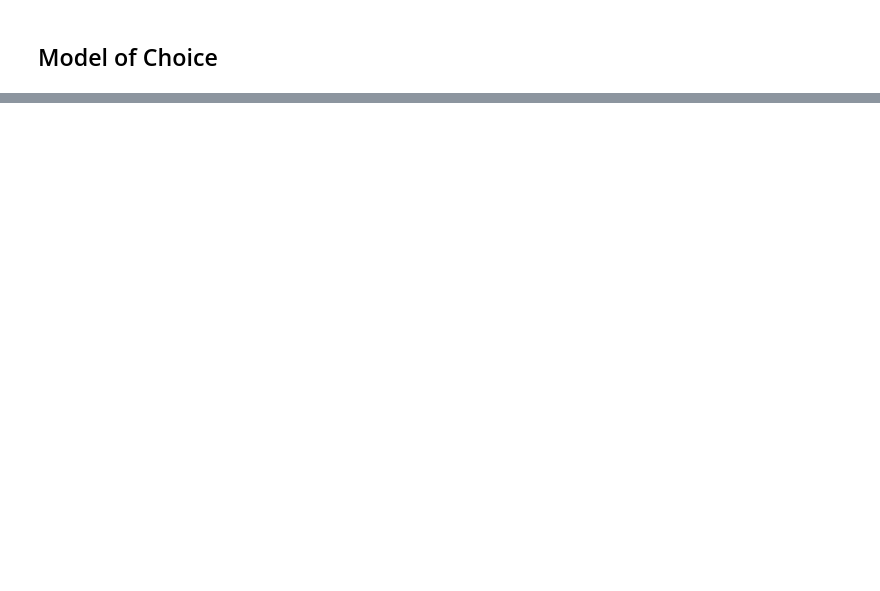
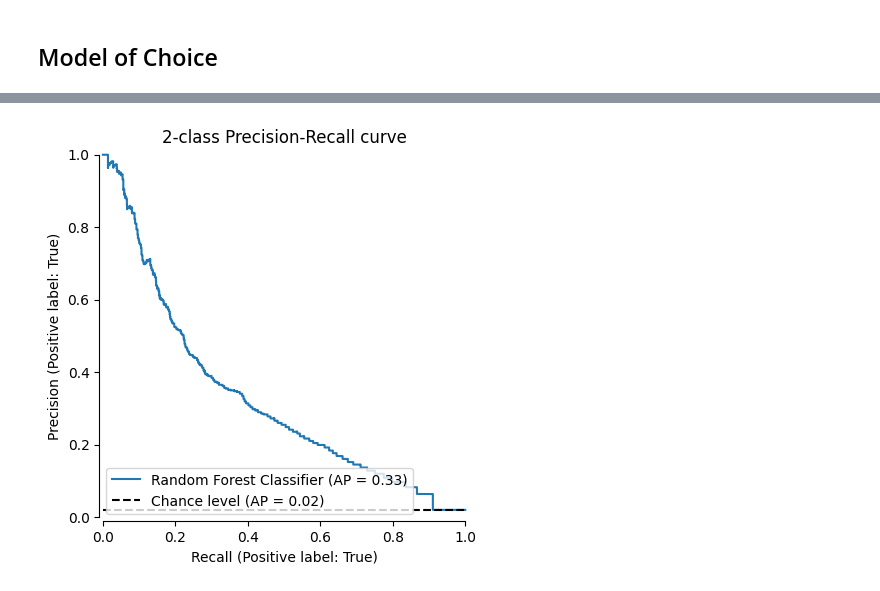
Before and after one commit to mollykstark/SIADS-Milestone-II, a Jupyter notebook: src/notebooks/supervised.ipynb, the cells around one changed output, grey strips where cells are left out. Cells and saved outputs as stored; diff of their text form; code cells hidden in the pictures; blank space fills up the shorter version.

```diff
--- a/src/notebooks/supervised.ipynb
+++ b/src/notebooks/supervised.ipynb
@@ -247,4 +224,0 @@ ROC AUC Score: 0.7418680911156291
-# %%
-#svm
-svm = LinearSVC(random_state=42)
-svm.fit(X_train_resampled,y_train_resampled)
@@ -512,7 +475,5 @@ RandomForestClassifier(class_weight='balanced', max_depth=30,
 # %% [markdown]
 ## Model of Choice
 # %%
-# model training goes here
-# clf = ?????(random_state=42)
-# clf.fit(??,??)
+clf = rfc_smote_search.best_estimator_
 # %%
@@ -542,5 +527,7 @@ RandomForestClassifier(class_weight='balanced', max_depth=30,
 # %%
-# display = PrecisionRecallDisplay.from_estimator(
-#     clf, X_test, y_test, name="??????", plot_chance_level=True, despine=True
-# )
-# _ = display.ax_.set_title("2-class Precision-Recall curve")
+display = PrecisionRecallDisplay.from_estimator(
+    clf, X_test, y_test, name="Random Forest Classifier", plot_chance_level=True, despine=True
+)
+_ = display.ax_.set_title("2-class Precision-Recall curve")
+# %% [output]
+[figure, added]
```
Also changed, not shown: parts of 51 cells of this notebook, 15 other files.
